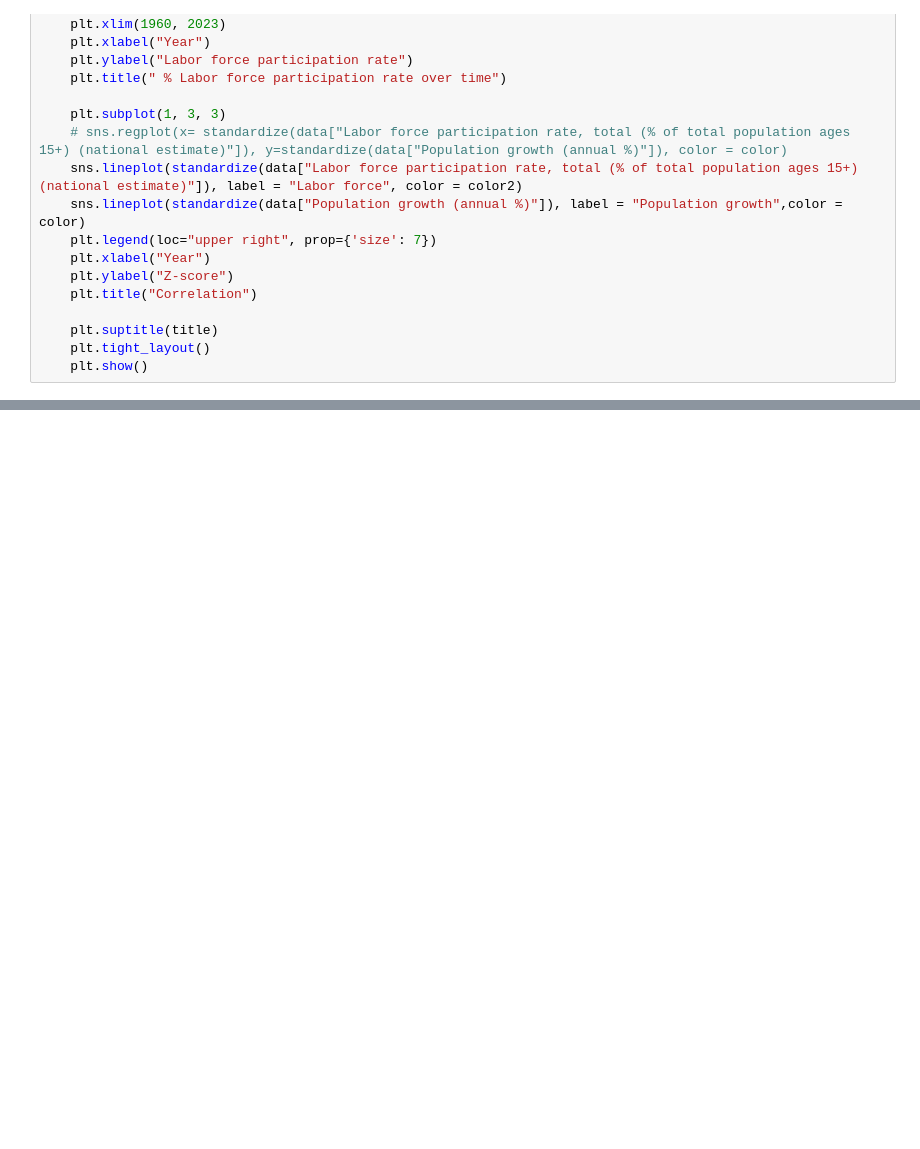
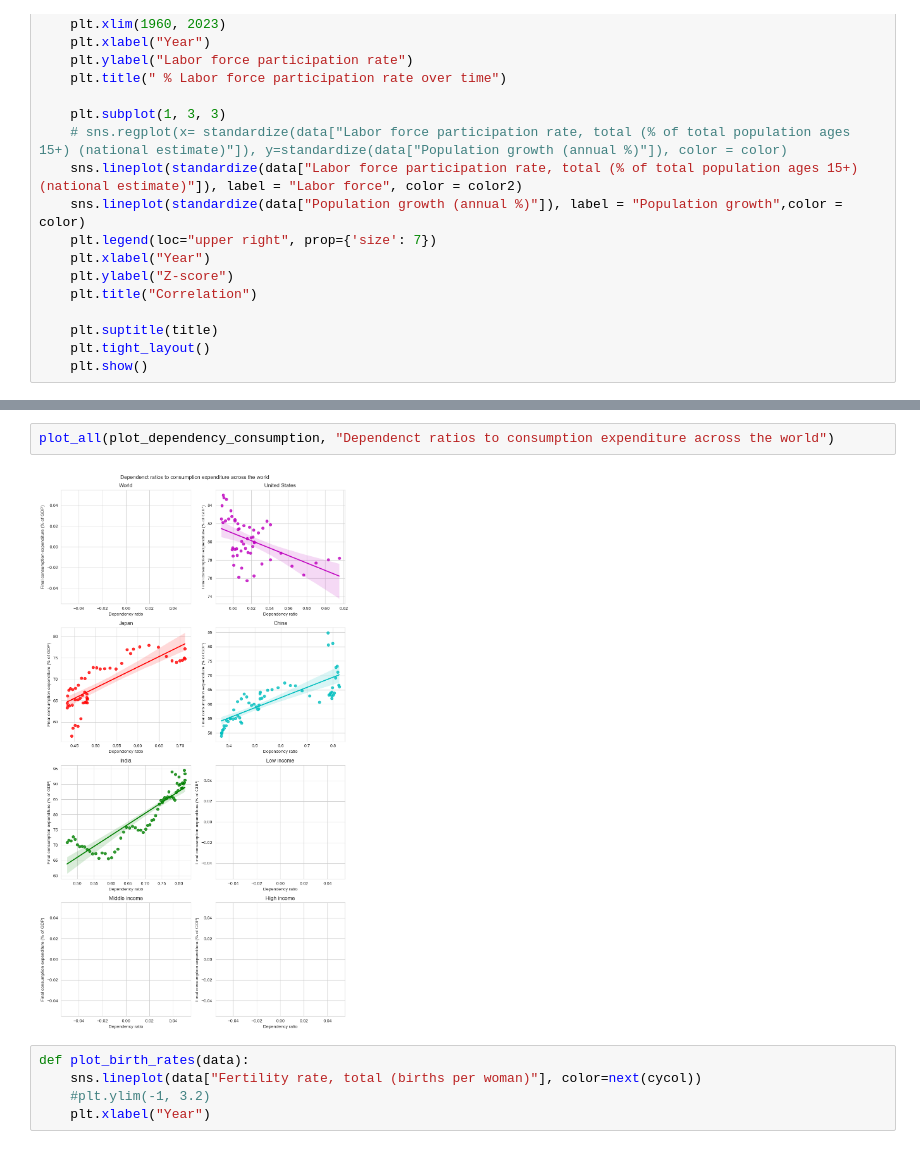
Before and after one commit to cheeseb0rger/cs2400_final_project, a Jupyter notebook: data_results.ipynb, the cells around one changed output, grey strips where cells are left out. Cells and saved outputs as stored; diff of their text form; blank space fills up the shorter version.

```diff
--- a/data_results.ipynb
+++ b/data_results.ipynb
@@ -274,0 +248,9 @@ plt.show()
+# %%
+plot_all(plot_dependency_consumption, "Dependenct ratios to consumption expenditure across the world")
+# %% [output]
+[figure, added]
+# %%
+def plot_birth_rates(data):
+    sns.lineplot(data["Fertility rate, total (births per woman)"], color=next(cycol))
+    #plt.ylim(-1, 3.2)
+    plt.xlabel("Year")
```
Also changed, not shown: parts of 19 cells of this notebook, 1 other file.
